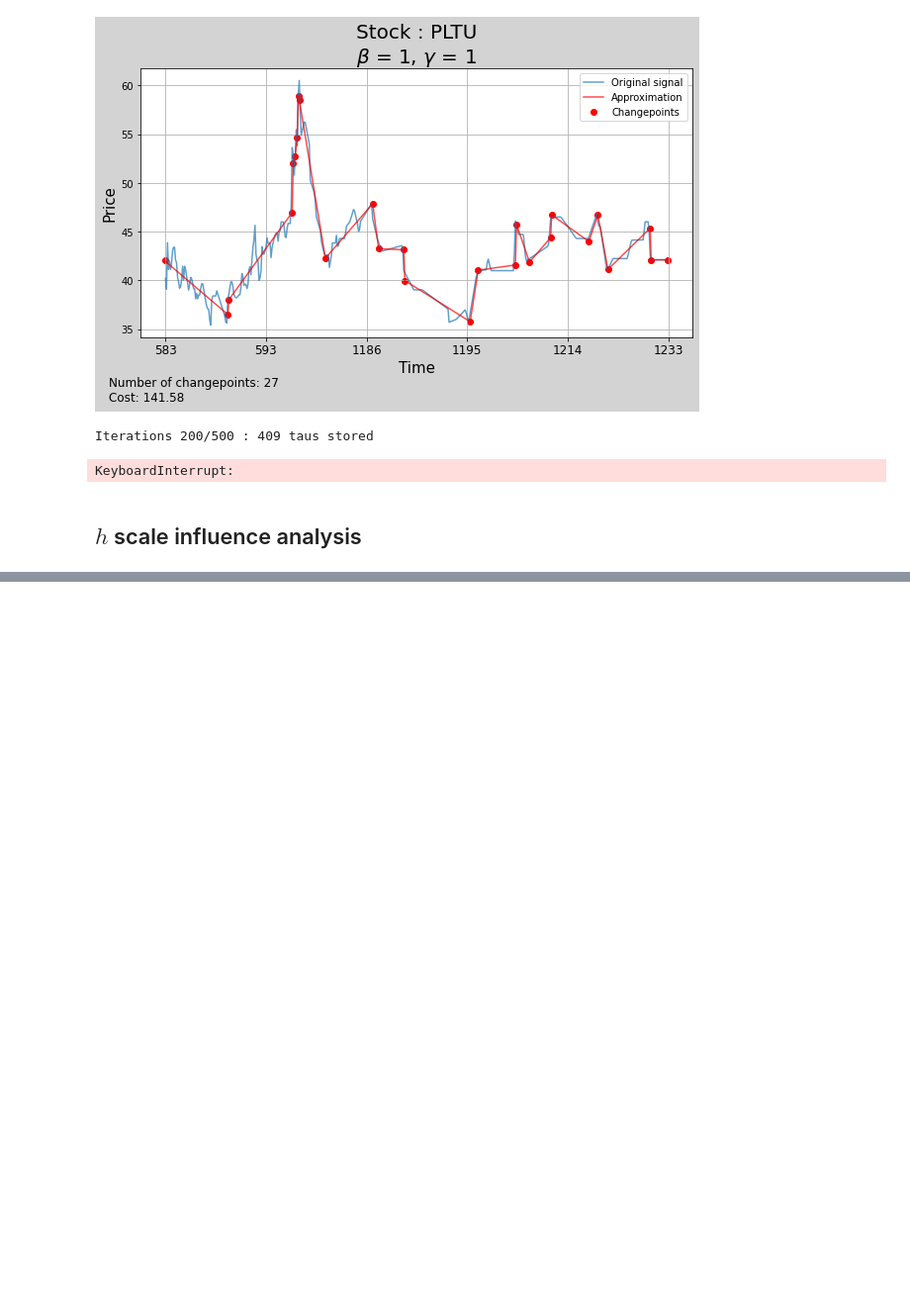
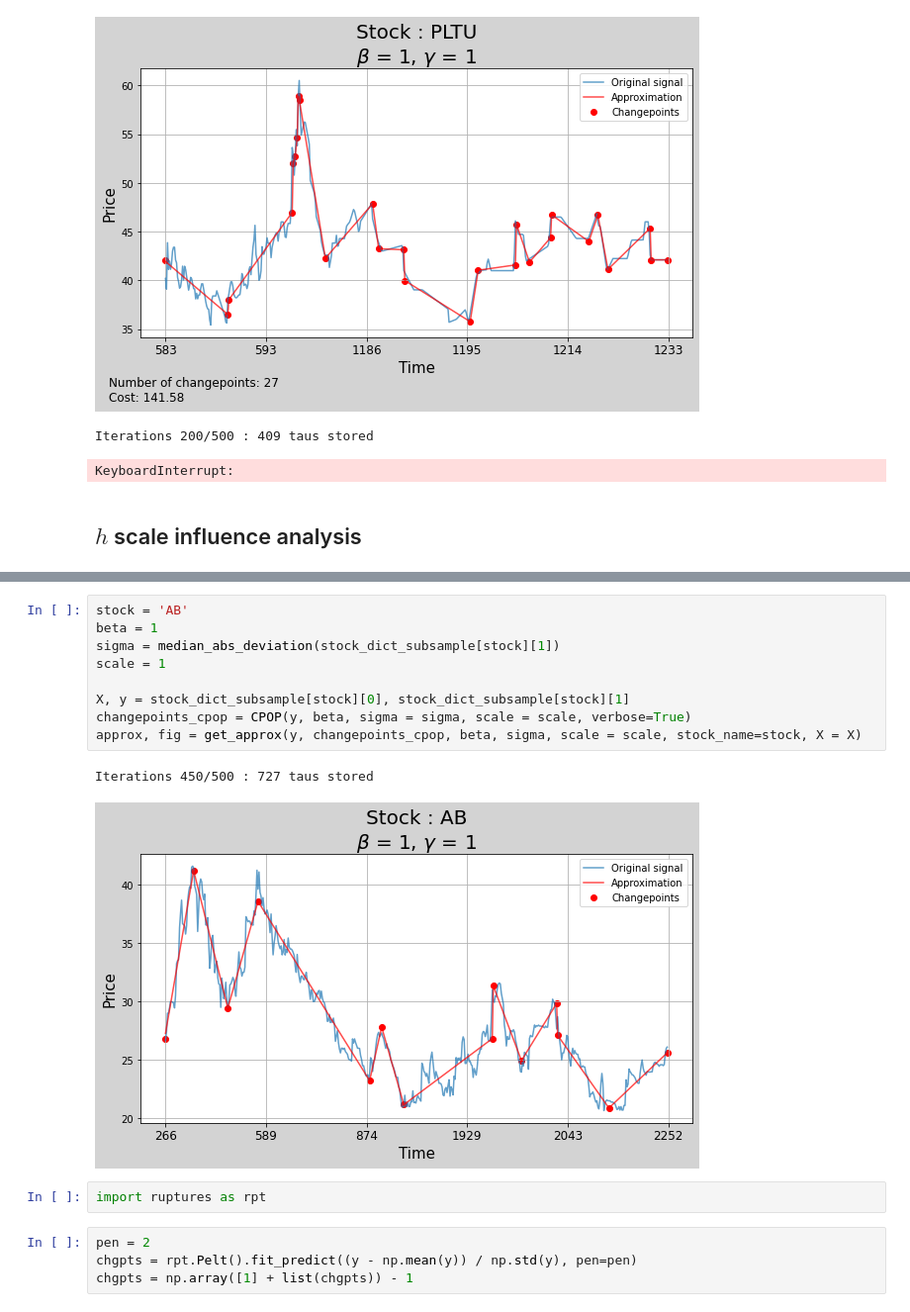
Before and after one commit to bastienlc/CPOP, a Jupyter notebook: dataset.ipynb, the cells around one changed output, grey strips where cells are left out. Shown at 99% size. Cells and saved outputs as stored; diff of their text form; blank space fills up the shorter version.

```diff
--- a/dataset.ipynb
+++ b/dataset.ipynb
@@ -351,0 +422,18 @@ KeyboardInterrupt:
+# %%
+stock = 'AB'
+beta = 1
+sigma = median_abs_deviation(stock_dict_subsample[stock][1])
+scale = 1
+
+X, y = stock_dict_subsample[stock][0], stock_dict_subsample[stock][1]
+changepoints_cpop = CPOP(y, beta, sigma = sigma, scale = scale, verbose=True)
+approx, fig = get_approx(y, changepoints_cpop, beta, sigma, scale = scale, stock_name=stock, X = X)
+# %% [output]
+Iterations 450/500 : 727 taus stored
+[figure, added]
+# %%
+import ruptures as rpt
+# %%
+pen = 2
+chgpts = rpt.Pelt().fit_predict((y - np.mean(y)) / np.std(y), pen=pen)
+chgpts = np.array([1] + list(chgpts)) - 1
```
Also changed, not shown: parts of 35 cells of this notebook.
